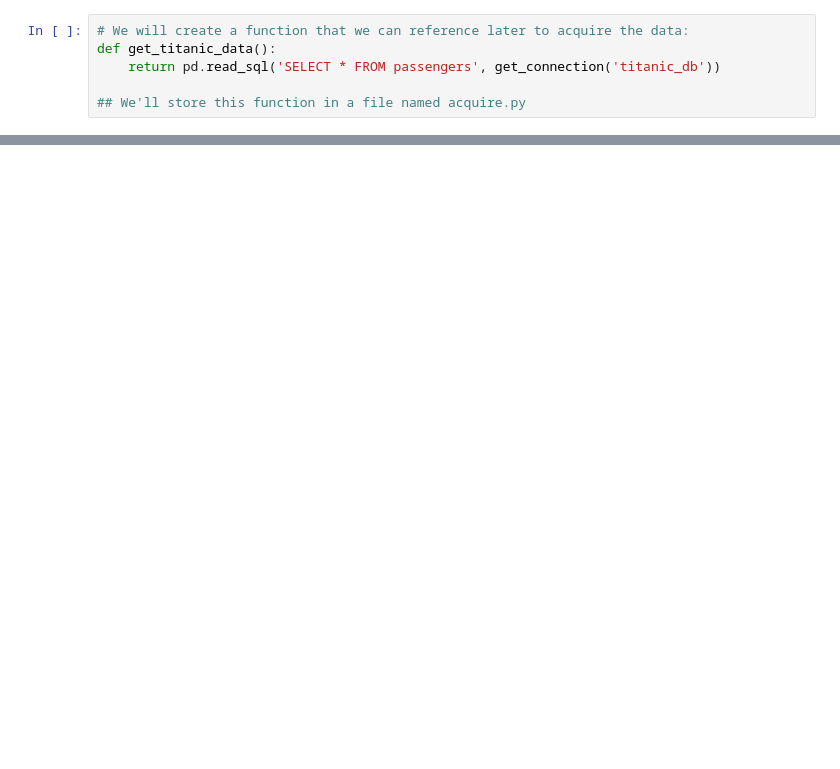
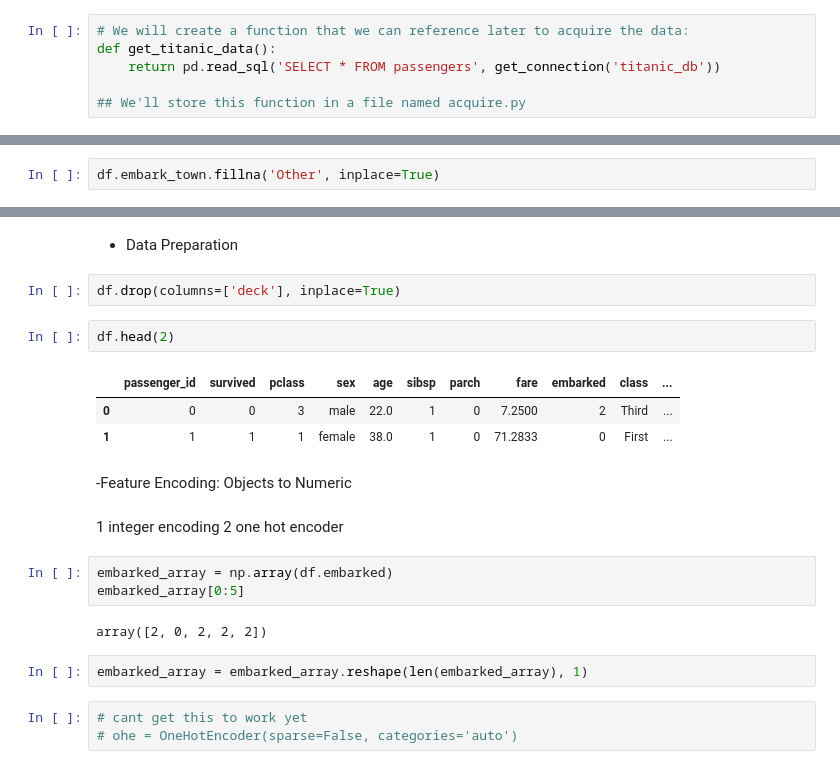
Before and after one commit to radam-herman/ds-methodologies-exercises, a Jupyter notebook: classification/classification_curriculum_notes.ipynb, the cells around one changed output, grey strips where cells are left out. Saved outputs shown, nothing was run; the diff lists cells and outputs as text; blank space fills up the shorter version.

```diff
--- a/classification/classification_curriculum_notes.ipynb
+++ b/classification/classification_curriculum_notes.ipynb
@@ -125,0 +212,2 @@ def get_titanic_data():
+# %%
+df.embark_town.fillna('Other', inplace=True)
@@ -125,0 +222,25 @@ def get_titanic_data():
+# %% [markdown]
+- Data Preparation
+# %%
+df.drop(columns=['deck'], inplace=True)
+# %%
+df.head(2)
+# %% [output]
+|  | passenger_id | survived | pclass | sex | age | sibsp | parch | fare | embarked | class | ... |
+| 0 | 0 | 0 | 3 | male | 22.0 | 1 | 0 | 7.2500 | 2 | Third | ... |
+| 1 | 1 | 1 | 1 | female | 38.0 | 1 | 0 | 71.2833 | 0 | First | ... |
+# %% [markdown]
+-Feature Encoding: Objects to Numeric
+# %% [markdown]
+  1 integer encoding
+    2 one hot encoder
+# %%
+embarked_array = np.array(df.embarked)
+embarked_array[0:5]
+# %% [output]
+array([2, 0, 2, 2, 2])
+# %%
+embarked_array = embarked_array.reshape(len(embarked_array), 1)
+# %%
+# cant get this to work yet
+# ohe = OneHotEncoder(sparse=False, categories='auto')
```
Also changed, not shown: parts of 25 cells of this notebook, 4 other files.
